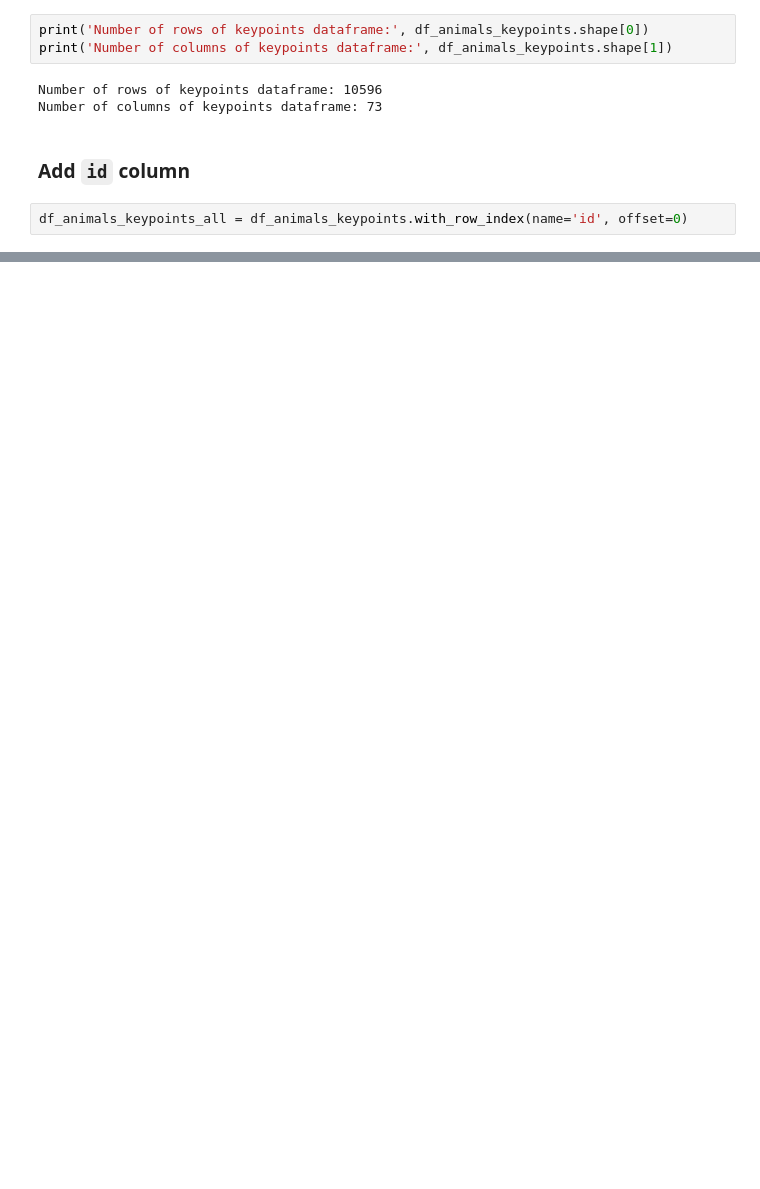
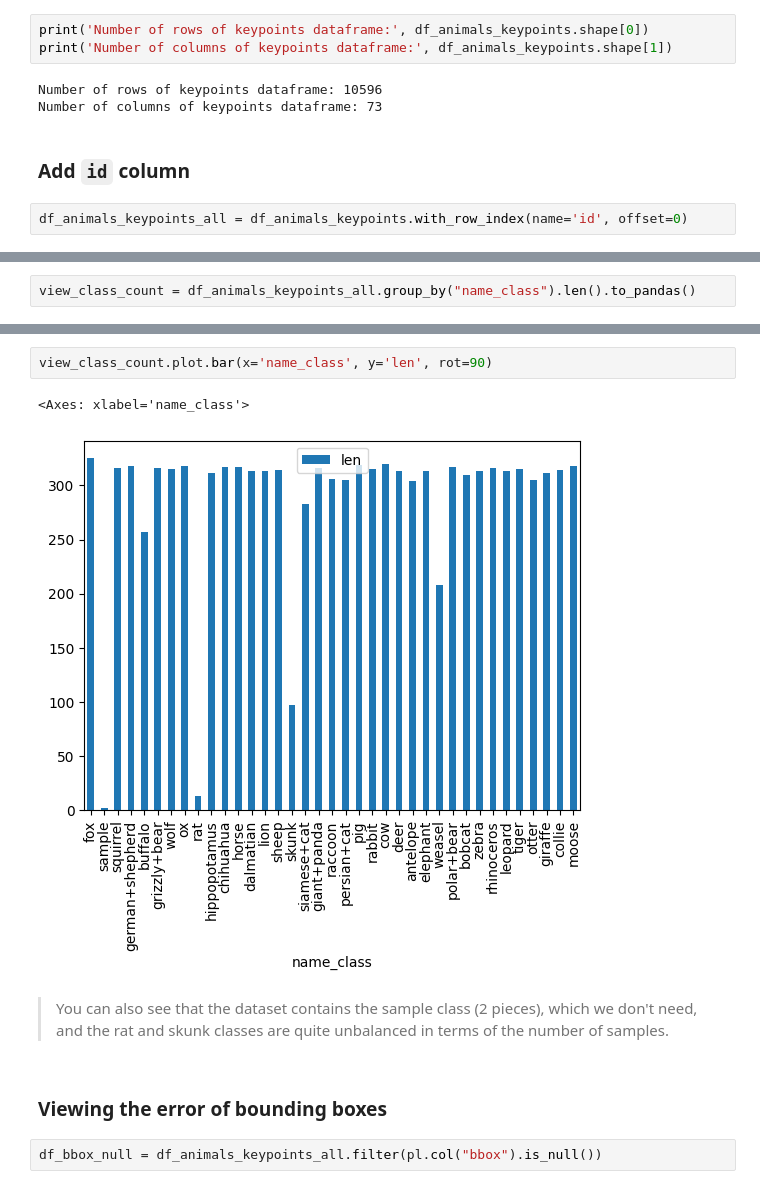
Before and after one commit to RadimKozl/Datasets, a Jupyter notebook: awa2-dataset-analysis.ipynb, the cells around one changed output, grey strips where cells are left out. Saved outputs shown, nothing was run; the diff lists cells and outputs as text; blank space fills up the shorter version.

Commit message:
Kaggle Notebook | AwA2_dataset_analysis | Version 6

```diff
--- a/awa2-dataset-analysis.ipynb
+++ b/awa2-dataset-analysis.ipynb
@@ -434,0 +540,2 @@ shape: (5, 74)
+# %%
+view_class_count = df_animals_keypoints_all.group_by("name_class").len().to_pandas()
@@ -434,0 +562,11 @@ shape: (5, 74)
+# %%
+view_class_count.plot.bar(x='name_class', y='len', rot=90)
+# %% [output]
+<Axes: xlabel='name_class'>
+[figure, added]
+# %% [markdown]
+> You can also see that the dataset contains the sample class (2 pieces), which we don't need, and the rat and skunk classes are quite unbalanced in terms of the number of samples.
+# %% [markdown]
+### **Viewing the error of bounding boxes**
+# %%
+df_bbox_null = df_animals_keypoints_all.filter(pl.col("bbox").is_null())
```
Also changed, not shown: parts of 27 cells of this notebook.
